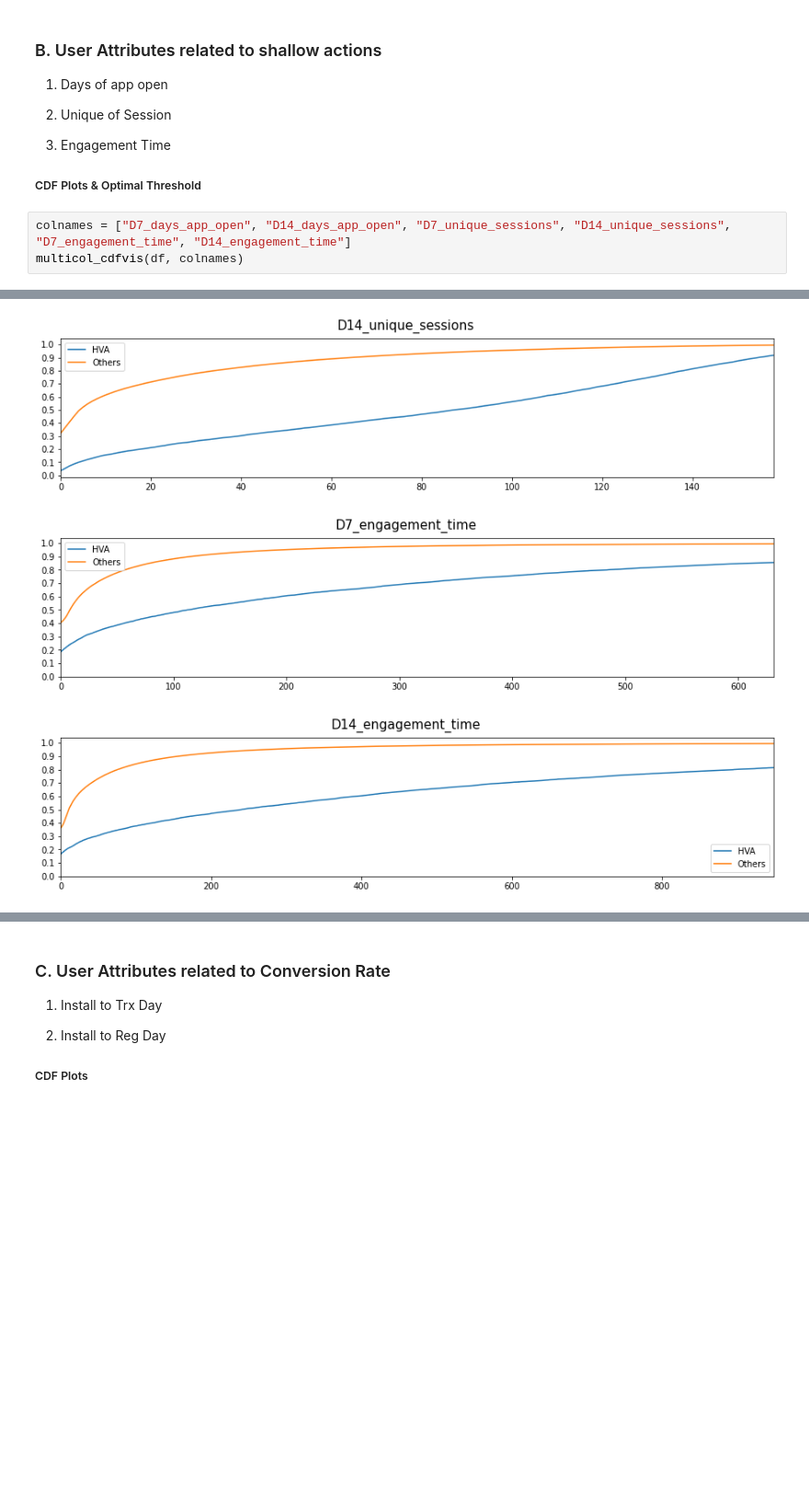
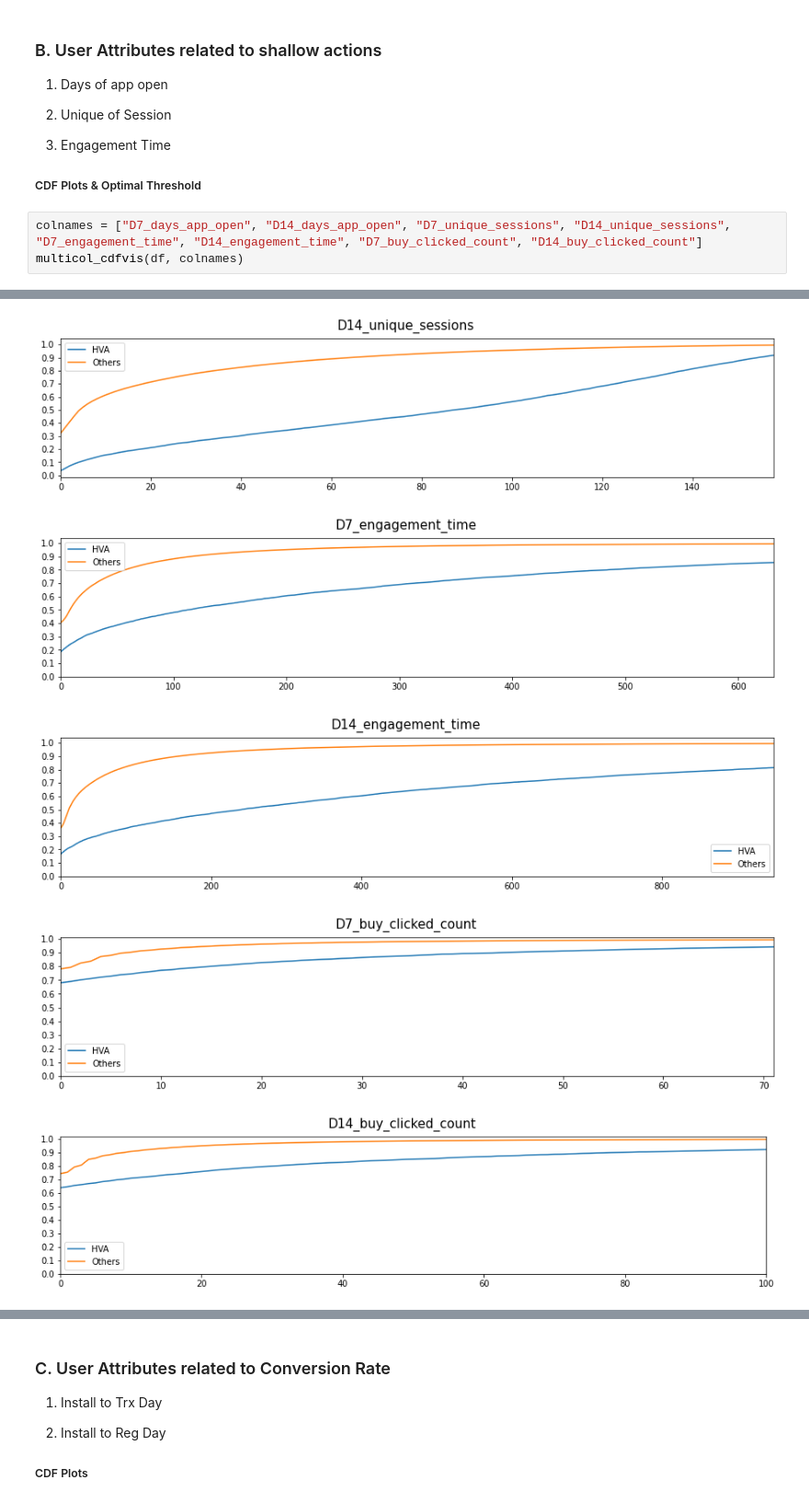
Before and after one commit to rz0718/HV-Analysis, a Jupyter notebook: hva_rulemodel.ipynb, the cells around one changed output, grey strips where cells are left out. Shown at 92% size. Saved outputs shown, nothing was run; the diff lists cells and outputs as text; blank space fills up the shorter version.

```diff
--- a/hva_rulemodel.ipynb
+++ b/hva_rulemodel.ipynb
@@ -108,15 +108,17 @@ f1score is 0.3505904971161769
 
 ##### CDF Plots & Optimal Threshold
 # %%
-colnames = ["D7_days_app_open", "D14_days_app_open", "D7_unique_sessions", "D14_unique_sessions", "D7_engagement_time", "D14_engagement_time"]
+colnames = ["D7_days_app_open", "D14_days_app_open", "D7_unique_sessions", "D14_unique_sessions", "D7_engagement_time", "D14_engagement_time", "D7_buy_clicked_count", "D14_buy_clicked_count"]
 multicol_cdfvis(df, colnames)
 # %% [output]
 [figure]
 [figure]
 [figure]
 [figure]
 [figure]
 [figure]
+[figure, added]
+[figure, added]
 # %%
 for colname in colnames:
     threshold_search(df, colname)
```
Also changed, not shown: parts of 7 cells of this notebook.
